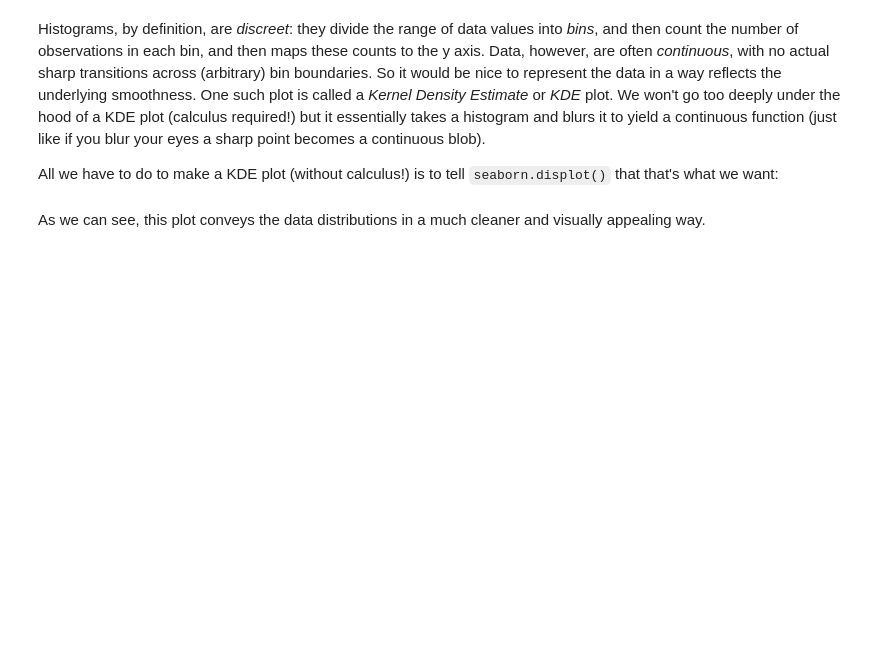
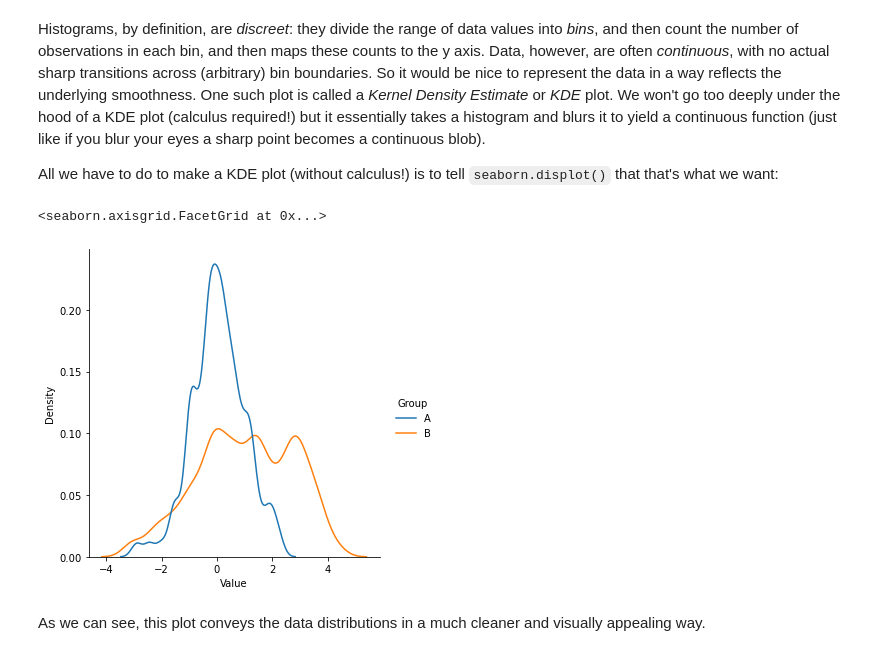
Before and after one commit to psychdatascience/FDS-CourseOne, a Jupyter notebook: tutorial007.ipynb, the cells around one changed output. Cells and saved outputs as stored; diff of their text form; code cells hidden in the pictures; blank space fills up the shorter version.

```diff
--- a/tutorial007.ipynb
+++ b/tutorial007.ipynb
@@ -71,7 +88,10 @@ Histograms, by definition, are *discreet*: they divide the range of data values
 
 All we have to do to make a KDE plot (without calculus!) is to tell `seaborn.displot()` that that's what we want:
 # %%
-sns.displot(myDataFromFile, x="Value", hue="Group", kind="kde")
+sns.displot(myDataFromFile, x="Value", hue="Group", kind="kde", bw_adjust=0.5)
+# %% [output]
+<seaborn.axisgrid.FacetGrid at 0x...>
+[figure, added]
 # %% [markdown]
 As we can see, this plot conveys the data distributions in a much cleaner and visually appealing way.
 # %% [markdown]
```
Also changed, not shown: parts of 4 cells of this notebook.
